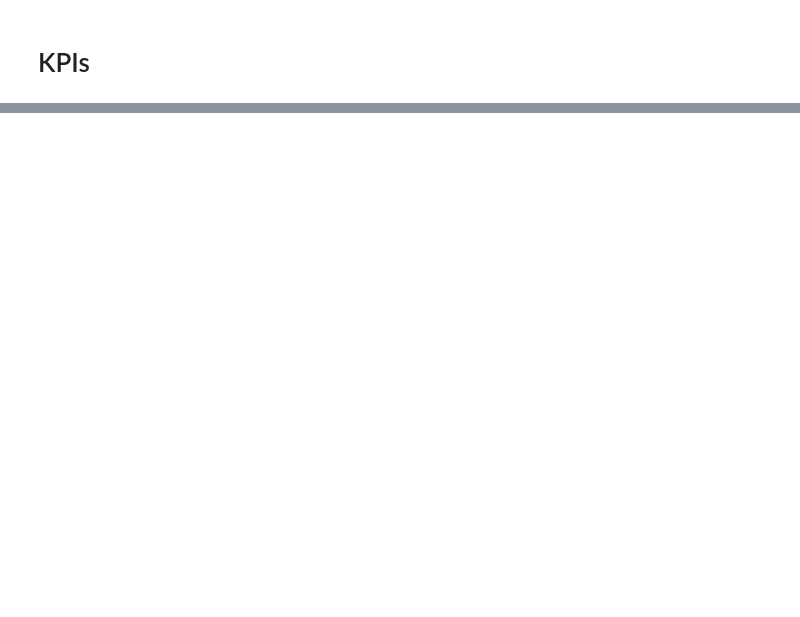
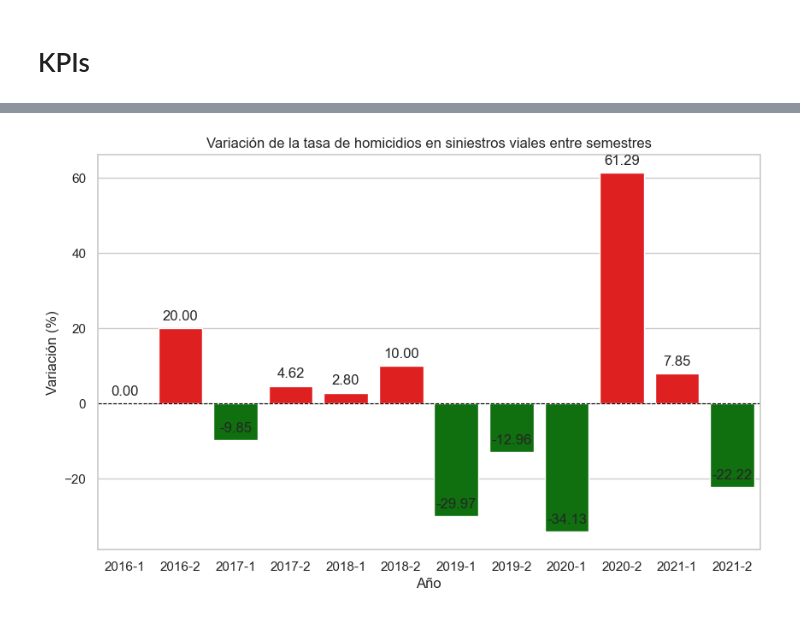
Before and after one commit to pono33/PIDA_SiniestrosViales_CABA, a Jupyter notebook: KPIs.ipynb, the cells around one changed output, grey strips where cells are left out. Saved outputs shown, nothing was run; the diff lists cells and outputs as text; code cells hidden in the pictures; blank space fills up the shorter version.

```diff
--- a/KPIs.ipynb
+++ b/KPIs.ipynb
@@ -17,0 +68,21 @@ df_siniestros["SEMESTRE"] = df_siniestros["MM"].apply(determinar_semestre)
+# %%
+# Creacion de una lista para almacenar las variaciones
+variaciones = []
+
+# Calculo de la tasa de homicidios en siniestros viales para cada registro comparándolo con el anterior
+for i in range(1, len(homicidios_semestrales)):
+    tasa_actual = (homicidios_semestrales.loc[i, 'N_VICTIMAS'] / homicidios_semestrales.loc[i, 'Población estimada']) * 100000
+    tasa_anterior = (homicidios_semestrales.loc[i - 1, 'N_VICTIMAS'] / homicidios_semestrales.loc[i - 1, 'Población estimada']) * 100000
+
+    variacion = round(((tasa_actual - tasa_anterior)/tasa_anterior)*100, 2)
+    variaciones.append(variacion)
+
+    # Verificar si se alcanzó el objetivo
+    if variacion <= -0.1:
+        print(f"Se logró reducir en al menos un 10% la tasa de homicidios en siniestros viales en el {homicidios_semestrales.loc[i, 'SEMESTRE']}° semestre del año {homicidios_semestrales.loc[i, 'Año']} respecto del semestre anterior.")
+    else:
+        print(f"No se logró reducir en un 10% la tasa de homicidios en siniestros viales en el {homicidios_semestrales.loc[i, 'SEMESTRE']}° semestre del año {homicidios_semestrales.loc[i, 'Año']}  respecto del semestre anterior.")
+
+
+# Agregar la lista de variaciones como una nueva columna al DataFrame
+homicidios_semestrales['VARIACION'] = [0] + variaciones  # La primera fila no tiene variación
@@ -17,0 +117,26 @@ df_siniestros["SEMESTRE"] = df_siniestros["MM"].apply(determinar_semestre)
+# %%
+# Creacion columna 'PERIODO'
+homicidios_semestrales['PERIODO'] = homicidios_semestrales['Año'].astype(str) + '-' + homicidios_semestrales['SEMESTRE'].astype(str)
+
+# Configuración de estilo de Seaborn
+sns.set(style="whitegrid")
+
+# Creacion de un gráfico de barras usando Seaborn
+plt.figure(figsize=(10, 6))
+colores = ['red' if valor >= 0 else 'green' for valor in homicidios_semestrales['VARIACION']]
+ax = sns.barplot(x='PERIODO', y='VARIACION', hue='PERIODO', legend=False, data=homicidios_semestrales, palette=colores)
+
+# Personalizar el gráfico
+plt.title('Variación de la tasa de homicidios en siniestros viales entre semestres')
+plt.xlabel('Año')
+plt.ylabel('Variación (%)')
+plt.axhline(0, color='black', linewidth=0.8, linestyle='--')
+
+# Añadir etiquetas de datos en las barras
+for p in ax.patches:
+    ax.annotate(f'{p.get_height():.2f}', (p.get_x() + p.get_width() / 2., p.get_height()),
+                ha='center', va='center', xytext=(0, 10), textcoords='offset points')
+
+plt.show()
+# %% [output]
+[figure, added]
```
Also changed, not shown: parts of 28 cells of this notebook, 11 other files.
